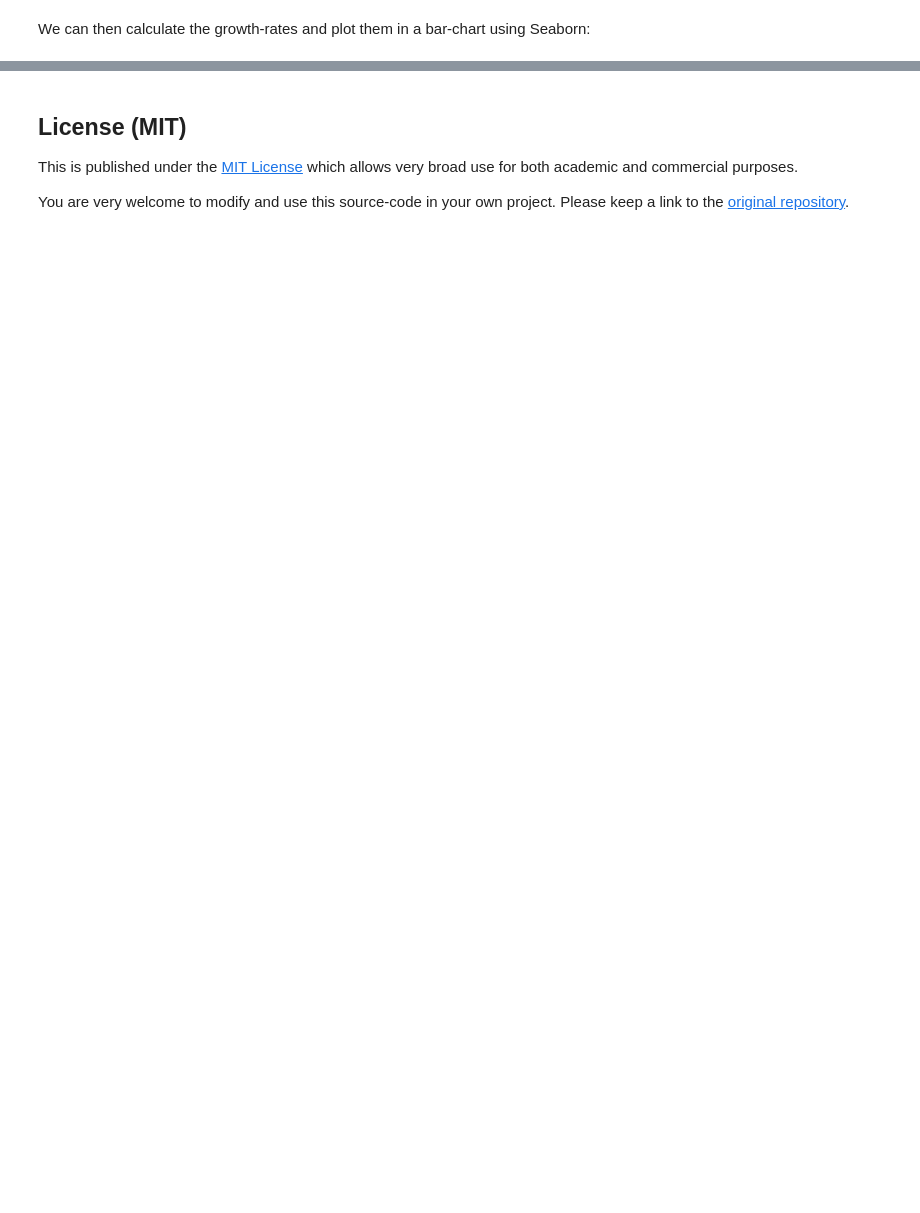
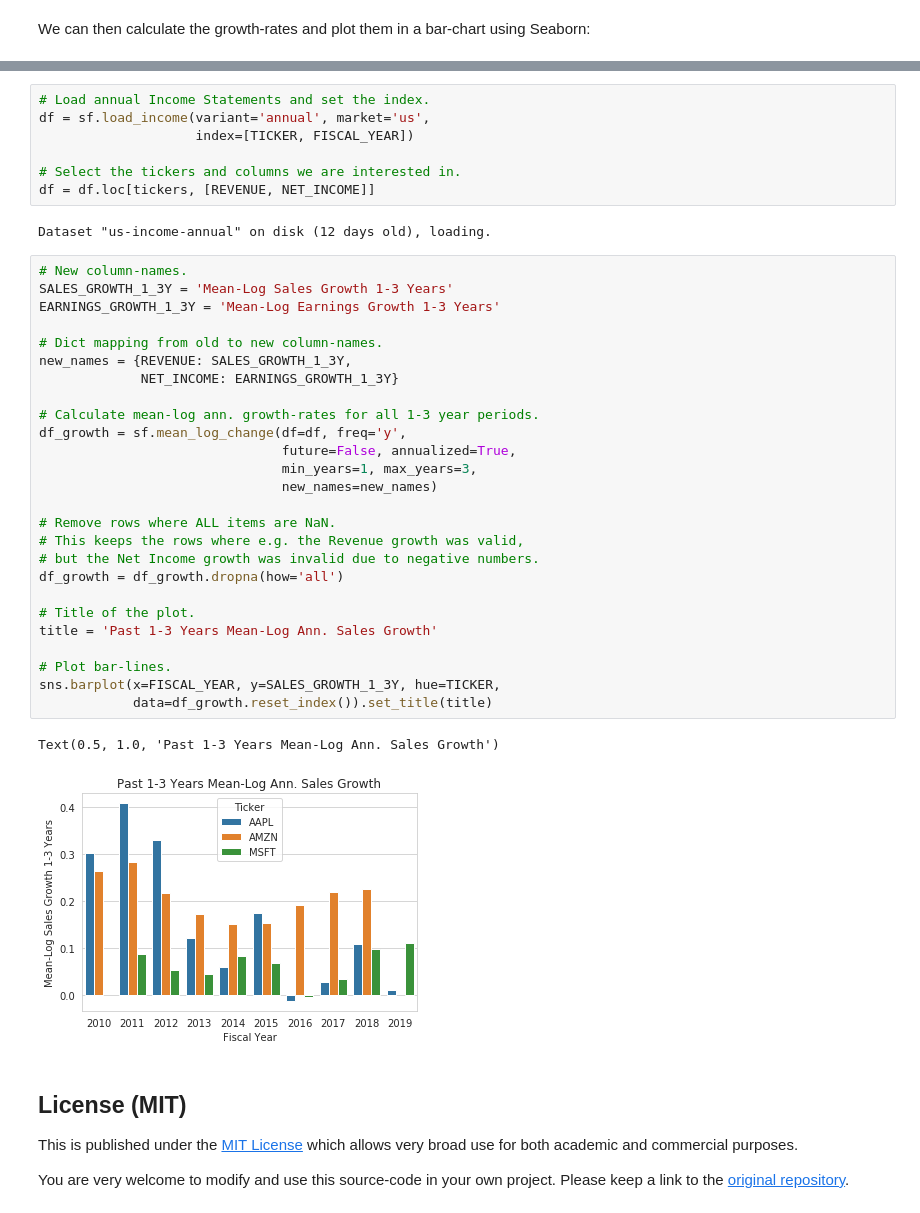
Before and after one commit to SimFin/simfin-tutorials, a Jupyter notebook: 03_Growth_Returns.ipynb, the cells around one changed output, grey strips where cells are left out. Drawn from its saved outputs; the diff is of its cells as text; blank space fills up the shorter version.

```diff
--- a/03_Growth_Returns.ipynb
+++ b/03_Growth_Returns.ipynb
@@ -782,3 +950,41 @@ Text(0.5, 1.0, '3-Year Annualized Sales Growth')
+# %%
+# Load annual Income Statements and set the index.
+df = sf.load_income(variant='annual', market='us',
+                    index=[TICKER, FISCAL_YEAR])
+
+# Select the tickers and columns we are interested in.
+df = df.loc[tickers, [REVENUE, NET_INCOME]]
+# %% [output]
+Dataset "us-income-annual" on disk (12 days old), loading.
+# %%
+# New column-names.
+SALES_GROWTH_1_3Y = 'Mean-Log Sales Growth 1-3 Years'
+EARNINGS_GROWTH_1_3Y = 'Mean-Log Earnings Growth 1-3 Years'
+
+# Dict mapping from old to new column-names.
+new_names = {REVENUE: SALES_GROWTH_1_3Y,
+             NET_INCOME: EARNINGS_GROWTH_1_3Y}
+
+# Calculate mean-log ann. growth-rates for all 1-3 year periods.
+df_growth = sf.mean_log_change(df=df, freq='y',
+                               future=False, annualized=True,
+                               min_years=1, max_years=3,
+                               new_names=new_names)
+
+# Remove rows where ALL items are NaN.
+# This keeps the rows where e.g. the Revenue growth was valid,
+# but the Net Income growth was invalid due to negative numbers.
+df_growth = df_growth.dropna(how='all')
+
+# Title of the plot.
+title = 'Past 1-3 Years Mean-Log Ann. Sales Growth'
+
+# Plot bar-lines.
+sns.barplot(x=FISCAL_YEAR, y=SALES_GROWTH_1_3Y, hue=TICKER,
+            data=df_growth.reset_index()).set_title(title)
+# %% [output]
+Text(0.5, 1.0, 'Past 1-3 Years Mean-Log Ann. Sales Growth')
+[figure, added]
 # %% [markdown]
 ## License (MIT)
 
```
Also changed, not shown: parts of 38 cells of this notebook.
